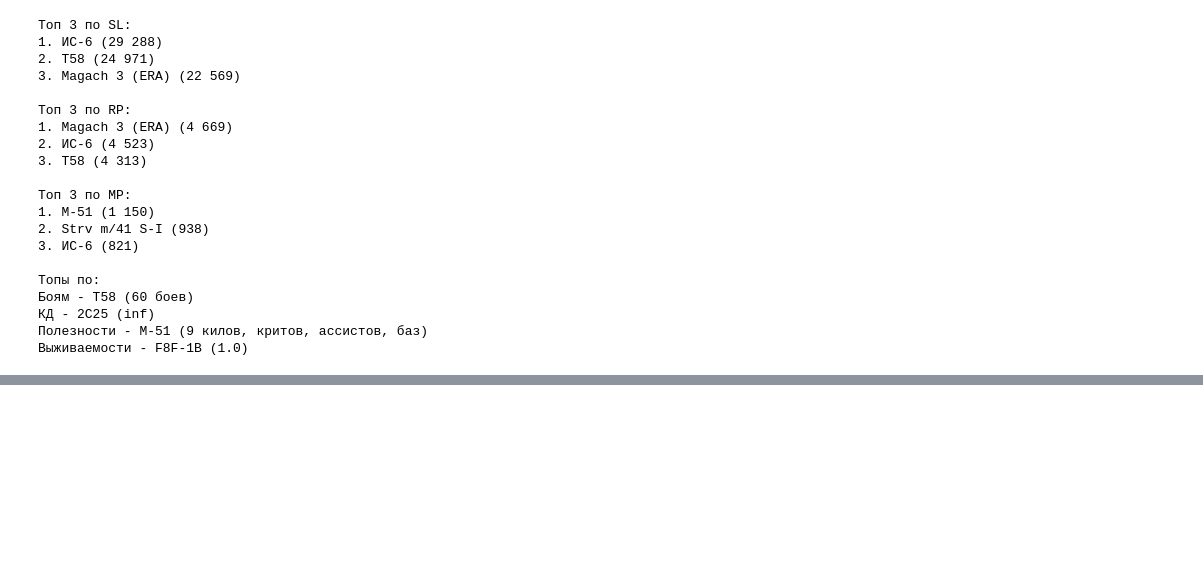
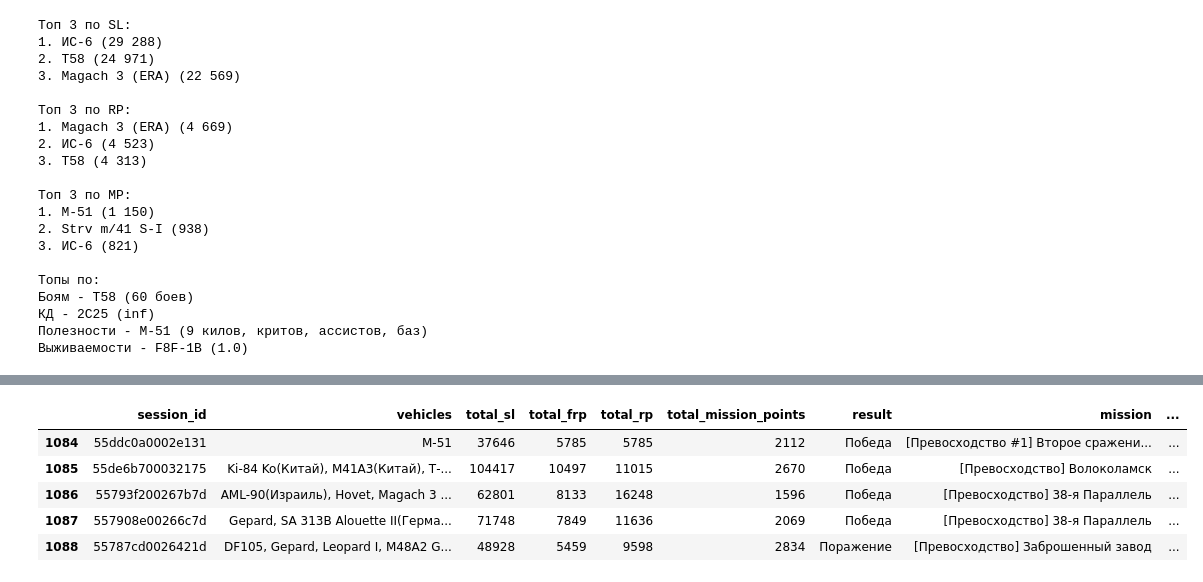
Before and after one commit to LutzBY/wt_stats_parser, a Jupyter notebook: dev/разработка окна при запуске программы.ipynb, the cells around one changed output, grey strips where cells are left out. Drawn from its saved outputs; the diff is of its cells as text; code cells hidden in the pictures; blank space fills up the shorter version.

```diff
--- a/dev/разработка окна при запуске программы.ipynb
+++ b/dev/разработка окна при запуске программы.ipynb
@@ -483,0 +439,9 @@ root.mainloop()
+# %%
+df_for_start_page_battles_sheet.tail(5)
+# %% [output]
+|  | session_id | vehicles | total_sl | total_frp | total_rp | total_mission_points | result | mission | ... |
+| 1084 | 55ddc0a0002e131 | M-51 | 37646 | 5785 | 5785 | 2112 | Победа | [Превосходство #1] Второе сражени... | ... |
+| 1085 | 55de6b700032175 | Ki-84 Ko(Китай), M41A3(Китай), Т-... | 104417 | 10497 | 11015 | 2670 | Победа | [Превосходство] Волоколамск | ... |
+| 1086 | 55793f200267b7d | AML-90(Израиль), Hovet, Magach 3 ... | 62801 | 8133 | 16248 | 1596 | Победа | [Превосходство] 38-я Параллель | ... |
+| 1087 | 557908e00266c7d | Gepard, SA 313B Alouette II(Герма... | 71748 | 7849 | 11636 | 2069 | Победа | [Превосходство] 38-я Параллель | ... |
+| 1088 | 55787cd0026421d | DF105, Gepard, Leopard I, M48A2 G... | 48928 | 5459 | 9598 | 2834 | Поражение | [Превосходство] Заброшенный завод | ... |
```
Also changed, not shown: parts of 15 cells of this notebook, 2 other files.
